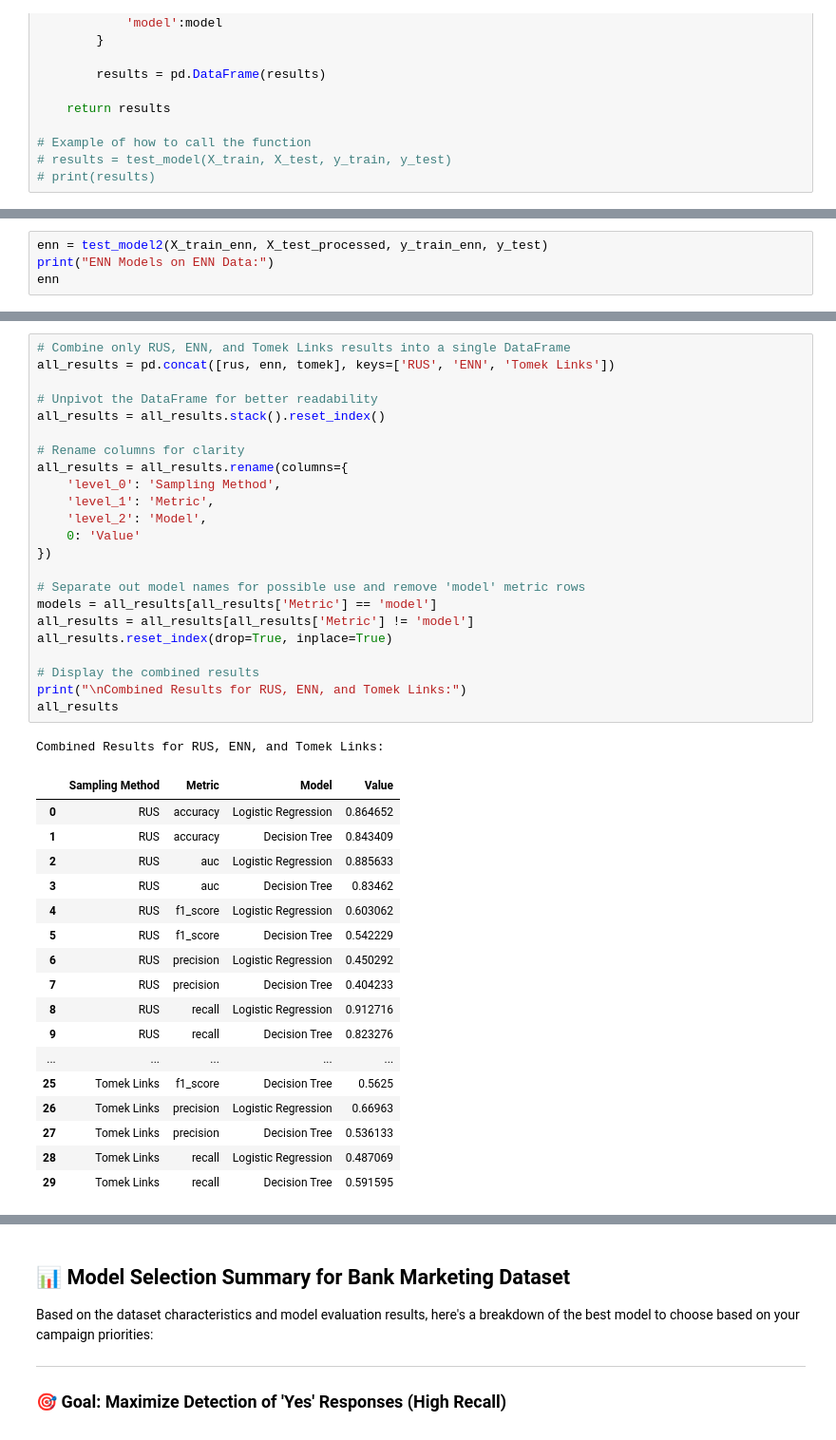
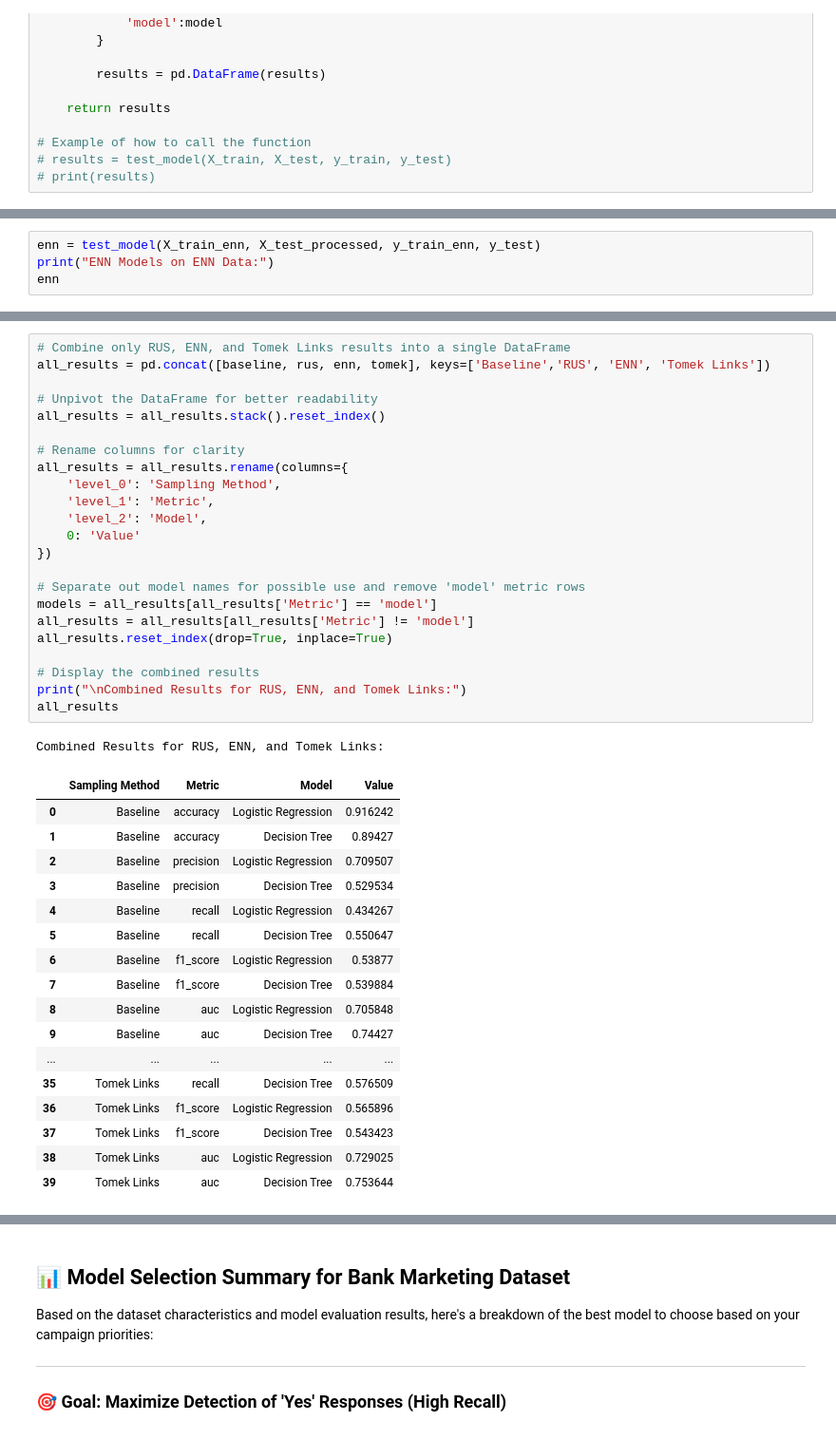
Before and after one commit to hathimazman/MachineLearning_Project2, a Jupyter notebook: Project.ipynb, the cells around one changed output, grey strips where cells are left out. Shown at 95% size. Drawn from its saved outputs; the diff is of its cells as text.

```diff
--- a/Project.ipynb
+++ b/Project.ipynb
@@ -439,5 +439,5 @@ Baseline Models on Tomek Links Data:
 # %%
-enn = test_model2(X_train_enn, X_test_processed, y_train_enn, y_test)
+enn = test_model(X_train_enn, X_test_processed, y_train_enn, y_test)
 print("ENN Models on ENN Data:")
 enn
 # %% [output]
@@ -452,42 +452,42 @@ CWA Models on ENN Data:
 # %%
 # Combine only RUS, ENN, and Tomek Links results into a single DataFrame
-all_results = pd.concat([rus, enn, tomek], keys=['RUS', 'ENN', 'Tomek Links'])
+all_results = pd.concat([baseline, rus, enn, tomek], keys=['Baseline','RUS', 'ENN', 'Tomek Links'])
 
 # Unpivot the DataFrame for better readability
 all_results = all_results.stack().reset_index()
 
 # Rename columns for clarity
 all_results = all_results.rename(columns={
     'level_0': 'Sampling Method',
     'level_1': 'Metric',
     'level_2': 'Model',
     0: 'Value'
 })
 
 # Separate out model names for possible use and remove 'model' metric rows
 models = all_results[all_results['Metric'] == 'model']
 all_results = all_results[all_results['Metric'] != 'model']
 all_results.reset_index(drop=True, inplace=True)
 
 # Display the combined results
 print("\nCombined Results for RUS, ENN, and Tomek Links:")
 all_results
 # %% [output]
 Combined Results for RUS, ENN, and Tomek Links:
 |  | Sampling Method | Metric | Model | Value |
-| 0 | RUS | accuracy | Logistic Regression | 0.864652 |
-| 1 | RUS | accuracy | Decision Tree | 0.843409 |
-| 2 | RUS | auc | Logistic Regression | 0.885633 |
-| 3 | RUS | auc | Decision Tree | 0.83462 |
-| 4 | RUS | f1_score | Logistic Regression | 0.603062 |
-| 5 | RUS | f1_score | Decision Tree | 0.542229 |
-| 6 | RUS | precision | Logistic Regression | 0.450292 |
-| 7 | RUS | precision | Decision Tree | 0.404233 |
-| 8 | RUS | recall | Logistic Regression | 0.912716 |
-| 9 | RUS | recall | Decision Tree | 0.823276 |
+| 0 | Baseline | accuracy | Logistic Regression | 0.916242 |
+| 1 | Baseline | accuracy | Decision Tree | 0.89427 |
+| 2 | Baseline | precision | Logistic Regression | 0.709507 |
+| 3 | Baseline | precision | Decision Tree | 0.529534 |
+| 4 | Baseline | recall | Logistic Regression | 0.434267 |
+| 5 | Baseline | recall | Decision Tree | 0.550647 |
+| 6 | Baseline | f1_score | Logistic Regression | 0.53877 |
+| 7 | Baseline | f1_score | Decision Tree | 0.539884 |
+| 8 | Baseline | auc | Logistic Regression | 0.705848 |
+| 9 | Baseline | auc | Decision Tree | 0.74427 |
 | ... | ... | ... | ... | ... |
-| 25 | Tomek Links | f1_score | Decision Tree | 0.5625 |
-| 26 | Tomek Links | precision | Logistic Regression | 0.66963 |
-| 27 | Tomek Links | precision | Decision Tree | 0.536133 |
-| 28 | Tomek Links | recall | Logistic Regression | 0.487069 |
-| 29 | Tomek Links | recall | Decision Tree | 0.591595 |
+| 35 | Tomek Links | recall | Decision Tree | 0.576509 |
+| 36 | Tomek Links | f1_score | Logistic Regression | 0.565896 |
+| 37 | Tomek Links | f1_score | Decision Tree | 0.543423 |
+| 38 | Tomek Links | auc | Logistic Regression | 0.729025 |
+| 39 | Tomek Links | auc | Decision Tree | 0.753644 |
```
Also changed, not shown: parts of 14 cells of this notebook, 1 other file.
